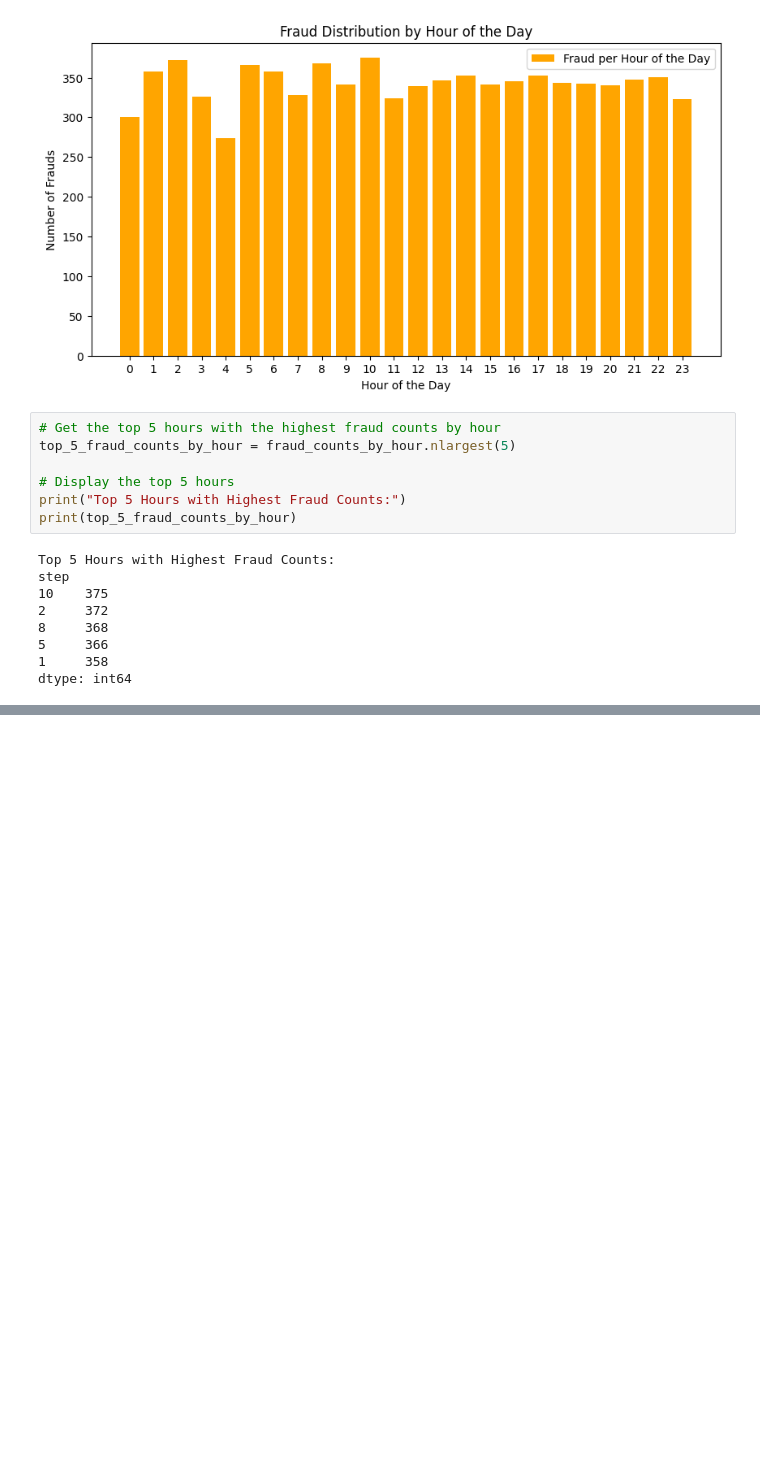
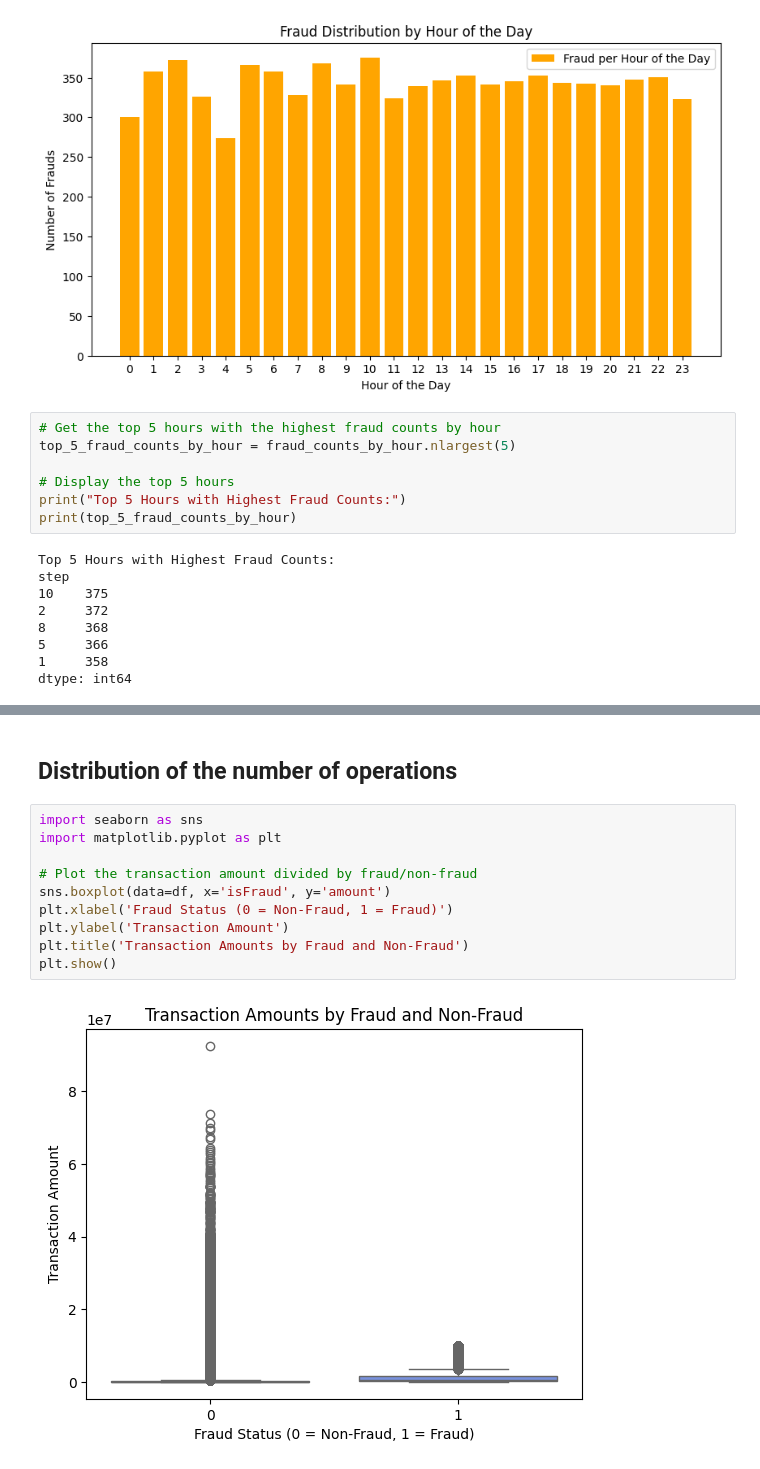
Before and after one commit to viktoruebelhart/analyzing-financial-fraud, a Jupyter notebook: analyzing_financial_fraud.ipynb, the cells around one changed output, grey strips where cells are left out. Saved outputs shown, nothing was run; the diff lists cells and outputs as text; blank space fills up the shorter version.

```diff
--- a/analyzing_financial_fraud.ipynb
+++ b/analyzing_financial_fraud.ipynb
@@ -324,0 +329,14 @@ dtype: int64
+# %% [markdown]
+## Distribution of the number of operations
+# %%
+import seaborn as sns
+import matplotlib.pyplot as plt
+
+# Plot the transaction amount divided by fraud/non-fraud
+sns.boxplot(data=df, x='isFraud', y='amount')
+plt.xlabel('Fraud Status (0 = Non-Fraud, 1 = Fraud)')
+plt.ylabel('Transaction Amount')
+plt.title('Transaction Amounts by Fraud and Non-Fraud')
+plt.show()
+# %% [output]
+[figure, added]
```
Also changed, not shown: parts of 7 cells of this notebook.
